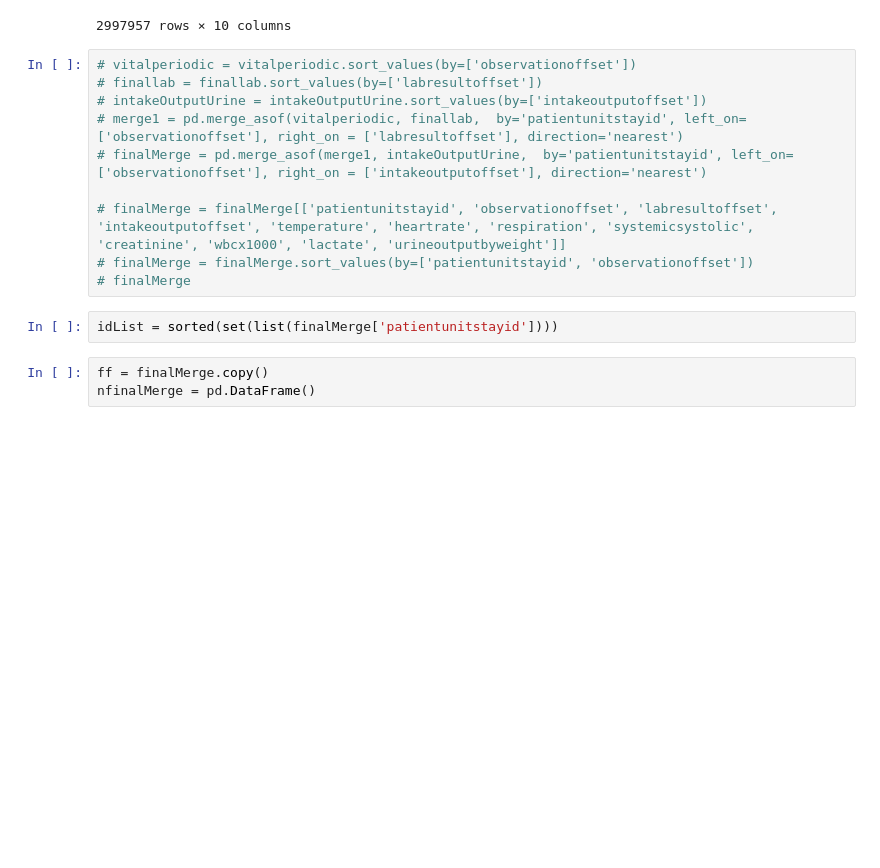
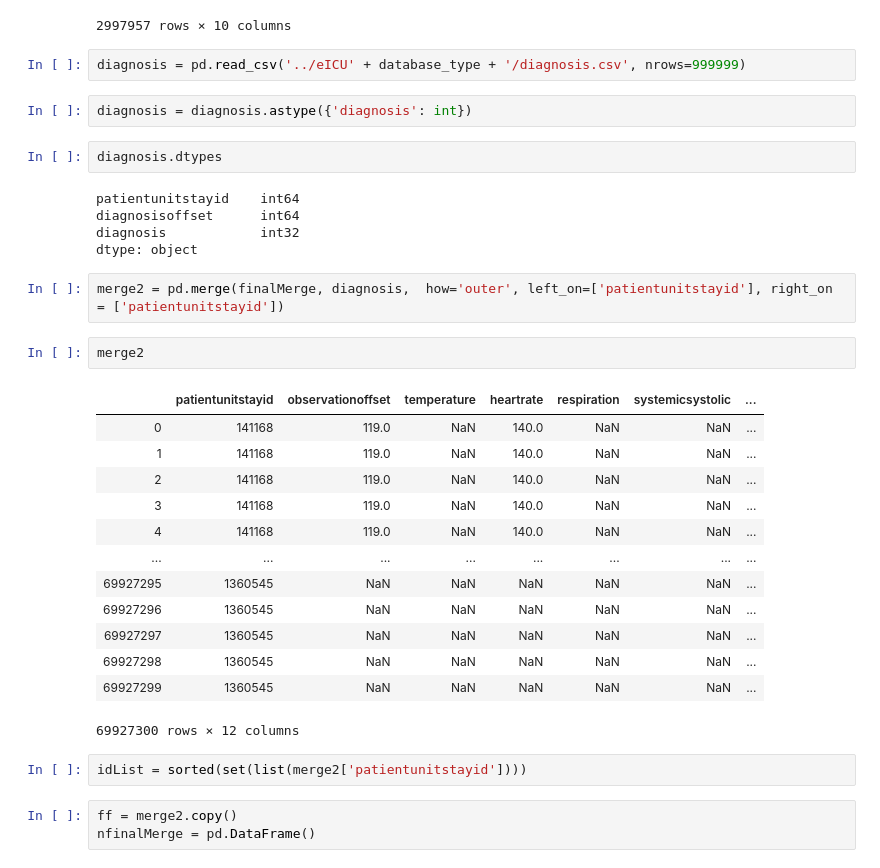
Before and after one commit to StallionsProject/SepsisPrediction, a Jupyter notebook: Jupyter Notebooks/patient-timeseries.ipynb, the cells around one changed output. Saved outputs shown, nothing was run; the diff lists cells and outputs as text; blank space fills up the shorter version.

Commit message:
done merge

```diff
--- a/Jupyter Notebooks/patient-timeseries.ipynb
+++ b/Jupyter Notebooks/patient-timeseries.ipynb
@@ -136,19 +133,38 @@ finalMerge
 | 1999234 | 2848042 | 2040.0 | NaN | NaN | NaN | NaN | ... |
 | 1999235 | 2848042 | 4579.0 | NaN | NaN | NaN | NaN | ... |
 2997957 rows × 10 columns
-# %%
-# vitalperiodic = vitalperiodic.sort_values(by=['observationoffset'])
-# finallab = finallab.sort_values(by=['labresultoffset'])
-# intakeOutputUrine = intakeOutputUrine.sort_values(by=['intakeoutputoffset'])
-# merge1 = pd.merge_asof(vitalperiodic, finallab,  by='patientunitstayid', left_on=['observationoffset'], right_on = ['labresultoffset'], direction='nearest')
-# finalMerge = pd.merge_asof(merge1, intakeOutputUrine,  by='patientunitstayid', left_on=['observationoffset'], right_on = ['intakeoutputoffset'], direction='nearest')
-
-# finalMerge = finalMerge[['patientunitstayid', 'observationoffset', 'labresultoffset', 'intakeoutputoffset', 'temperature', 'heartrate', 'respiration', 'systemicsystolic', 'creatinine', 'wbcx1000', 'lactate', 'urineoutputbyweight']]
-# finalMerge = finalMerge.sort_values(by=['patientunitstayid', 'observationoffset'])
-# finalMerge
+# %%
+diagnosis = pd.read_csv('../eICU' + database_type + '/diagnosis.csv', nrows=999999)
+# %%
+diagnosis = diagnosis.astype({'diagnosis': int})
+# %%
+diagnosis.dtypes
+# %% [output]
+patientunitstayid    int64
+diagnosisoffset      int64
+diagnosis            int32
+dtype: object
+# %%
+merge2 = pd.merge(finalMerge, diagnosis,  how='outer', left_on=['patientunitstayid'], right_on = ['patientunitstayid'])
+# %%
+merge2
+# %% [output]
+|  | patientunitstayid | observationoffset | temperature | heartrate | respiration | systemicsystolic | ... |
+| 0 | 141168 | 119.0 | NaN | 140.0 | NaN | NaN | ... |
+| 1 | 141168 | 119.0 | NaN | 140.0 | NaN | NaN | ... |
+| 2 | 141168 | 119.0 | NaN | 140.0 | NaN | NaN | ... |
+| 3 | 141168 | 119.0 | NaN | 140.0 | NaN | NaN | ... |
+| 4 | 141168 | 119.0 | NaN | 140.0 | NaN | NaN | ... |
+| ... | ... | ... | ... | ... | ... | ... | ... |
+| 69927295 | 1360545 | NaN | NaN | NaN | NaN | NaN | ... |
+| 69927296 | 1360545 | NaN | NaN | NaN | NaN | NaN | ... |
+| 69927297 | 1360545 | NaN | NaN | NaN | NaN | NaN | ... |
+| 69927298 | 1360545 | NaN | NaN | NaN | NaN | NaN | ... |
+| 69927299 | 1360545 | NaN | NaN | NaN | NaN | NaN | ... |
+69927300 rows × 12 columns
 # %%
-idList = sorted(set(list(finalMerge['patientunitstayid'])))
+idList = sorted(set(list(merge2['patientunitstayid'])))
 # %%
-ff = finalMerge.copy()
+ff = merge2.copy()
 nfinalMerge = pd.DataFrame()
 # %%
```
Also changed, not shown: parts of 5 cells of this notebook.
